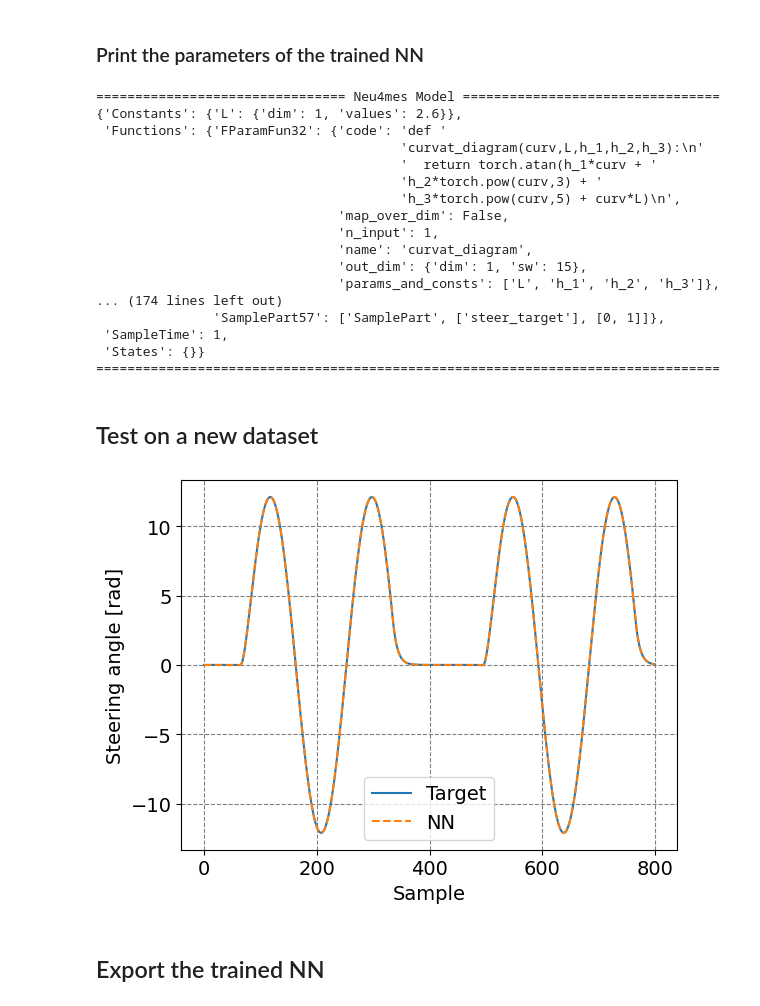
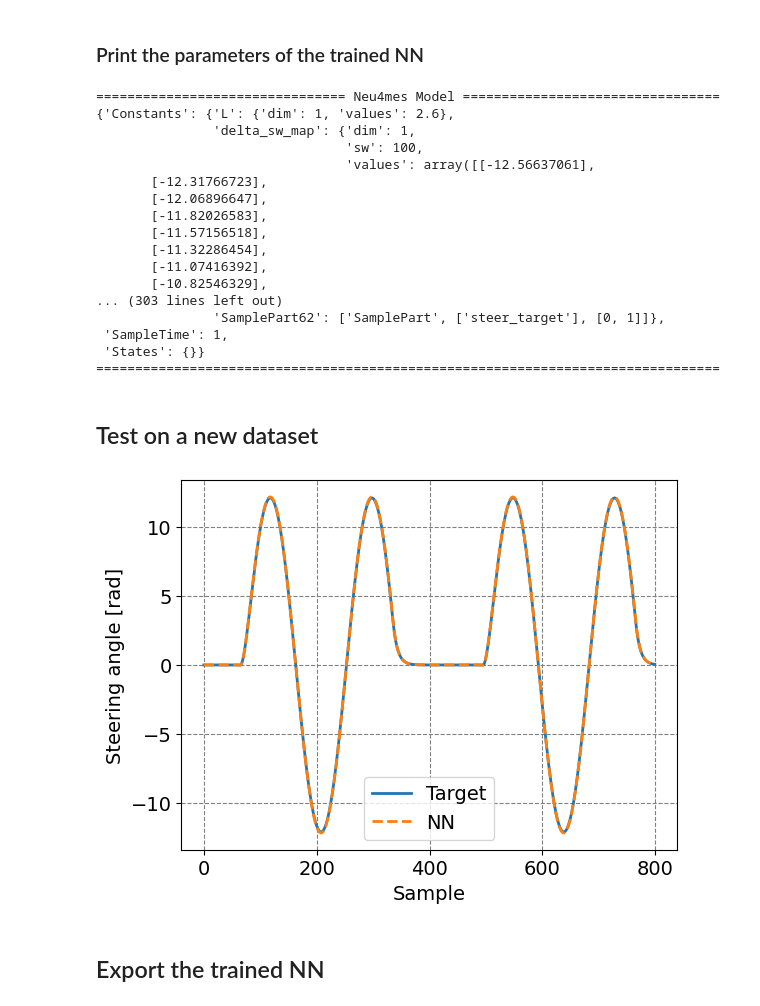
Before and after one commit to tonegas/neu4mes, a Jupyter notebook: tutorials/control_steer_car_parking.ipynb, the cells around one changed output. Cells and saved outputs as stored; diff of their text form; code cells hidden in the pictures.

```diff
--- a/tutorials/control_steer_car_parking.ipynb
+++ b/tutorials/control_steer_car_parking.ipynb
@@ -86,6 +86,10 @@ def steer_map_spline(x,x_data,y_data):
   # y_data: map of steering wheel angles (delta_sw_map) [rad]
   # Output:
   # y: steering wheel angle [rad]
+
+  # Squeeze the dimensions of the inputs
+  x_data = x_data.squeeze()
+  y_data = y_data.squeeze()
 
   # Linear interpolation of the steering map:
   # Find the indices of the intervals containing each x
@@ -133,19 +137,19 @@ out_curv_diagr = ParamFun(curvat_diagram,
                           parameters=[h_1_guess,h_2_guess,h_3_guess])(curv.sw([0,num_samples_future_curv]))
 
 # FIR layer to weigh the future predictions of the curvature diagram
-out_fir        = Fir(parameter='fir_future_curv', parameter_init=init_negexp,
-                     parameter_init_params={'size_index':0, 'first_value':0.1, 'lambda':5})(out_curv_diagr)
+out_fir = Fir(parameter='fir_future_curv', parameter_init=init_exp,
+              parameter_init_params={'size_index':0, 'max_value':0.1, 'lambda':5, 'monotonicity':'decreasing'})(out_curv_diagr)
 
 # Parametric function to model the steering map (i.e., the relation between the average steering angle at the front wheels and the steering wheel angle)
 delta_w_avg_map = Constant('delta_w_avg_map',values=delta_w_avg_map_values)  # [rad] average steering angle at the front wheels
 delta_sw_map    = Constant('delta_sw_map',values=delta_sw_map_values)        # [rad] steering wheel angle
 out_steer_map   = ParamFun(steer_map_spline,
                            constants=[delta_w_avg_map,delta_sw_map],
-                           map_over_batch=True)(out_fir)
+                           map_over_batch=True)(out_fir)    # map_over_batch=True is used to apply the function to each sample in the batch
 
 # FIR layer to weigh the past steering wheel angles computed by the NN (auto-regressive model)
-out_arx        = Fir(parameter='fir_auto_regression', parameter_init=init_negexp,
-                     parameter_init_params={'size_index':0, 'first_value':1e-3, 'lambda':5})(steer.sw([-num_samples_past_steer,0]))
+out_arx = Fir(parameter='fir_auto_regression', parameter_init=init_exp,
+              parameter_init_params={'size_index':0, 'max_value':1e-3, 'lambda':5, 'monotonicity':'increasing'})(steer.sw([-num_samples_past_steer,0]))
 
 # Output of the neural model
 out = Output('steering_angle', out_steer_map + out_arx)
@@ -229,9 +231,11 @@ training_pars_open_loop = {'num_of_epochs':num_epochs,
                            'train_batch_size':batch_size,
                            'lr':learn_rate}
 
-steer_controller_park.trainModel(train_dataset='training_set', validation_dataset='validation_set',
-                                 training_params=training_pars_open_loop, optimizer='Adam', shuffle_data=True,
-                                 early_stopping=earlystopping.early_stop_valid_patience, early_stopping_params={'patience':early_stop_patience})
+train_result_open_loop = steer_controller_park.trainModel(train_dataset='training_set', validation_dataset='validation_set',
+                                                          training_params=training_pars_open_loop, optimizer='Adam', shuffle_data=True,
+                                                          early_stopping=earlystopping.early_stop_patience,
+                                                          early_stopping_params={'patience':early_stop_patience,
+                                                                                 'error':'steer_error'})
 # %% [output]
 ======================== Neu4mes Model Train Parameters ========================
 models:                       ['steer_ctrl']
@@ -290,10 +293,13 @@ steps_skip = 1  # number of samples to skip when going to a new window. The defa
 # NOTE: by default, the next batch skips a full length of a batch
 # NOTE: shuffle = True shuffles only the order of the batches, so it's ok with the autoregression
 
-steer_controller_park.trainModel(train_dataset='training_set', validation_dataset='validation_set',
-                                 training_params=training_pars_closed_loop, optimizer='Adam', shuffle_data=True,
-                                 early_stopping=earlystopping.early_stop_valid_patience, early_stopping_params={'patience':early_stop_patience},
-                                 prediction_samples=predict_samples, step=steps_skip, closed_loop={'steer':'steering_angle'})
+train_result_closed_loop = steer_controller_park.trainModel(train_dataset='training_set', validation_dataset='validation_set',
+                                                            training_params=training_pars_closed_loop, optimizer='Adam', shuffle_data=True,
+                                                            early_stopping=earlystopping.early_stop_patience,
+                                                            early_stopping_params={'patience':early_stop_patience,
+                                                                                   'error':'steer_error'},
+                                                            prediction_samples=predict_samples, step=steps_skip,
+                                                            closed_loop={'steer':'steering_angle'})
 # %% [output]
 Recurrent train: closing the loop between the the input ports steer and the output ports steering_angle for 50 samples
 ======================== Neu4mes Model Train Parameters ========================
@@ -336,19 +325,19 @@ minimize:                     {'steer_error': {'A': 'SamplePart57',
 steer_controller_park.neuralizeModel()
 # %% [output]
 ================================ Neu4mes Model =================================
-{'Constants': {'L': {'dim': 1, 'values': 2.6}},
- 'Functions': {'FParamFun32': {'code': 'def '
-                                       'curvat_diagram(curv,L,h_1,h_2,h_3):\n'
-                                       '  return torch.atan(h_1*curv + '
-                                       'h_2*torch.pow(curv,3) + '
-                                       'h_3*torch.pow(curv,5) + curv*L)\n',
-                               'map_over_dim': False,
-                               'n_input': 1,
-                               'name': 'curvat_diagram',
-                               'out_dim': {'dim': 1, 'sw': 15},
-                               'params_and_consts': ['L', 'h_1', 'h_2', 'h_3']},
-... (174 lines left out)
-               'SamplePart57': ['SamplePart', ['steer_target'], [0, 1]]},
+{'Constants': {'L': {'dim': 1, 'values': 2.6},
+               'delta_sw_map': {'dim': 1,
+                                'sw': 100,
+                                'values': array([[-12.56637061],
+       [-12.31766723],
+       [-12.06896647],
+       [-11.82026583],
+       [-11.57156518],
+       [-11.32286454],
+       [-11.07416392],
+       [-10.82546329],
+... (303 lines left out)
+               'SamplePart62': ['SamplePart', ['steer_target'], [0, 1]]},
  'SampleTime': 1,
  'States': {}}
 ================================================================================
@@ -357,29 +346,29 @@ steer_controller_park.neuralizeModel()
 # %%
 # Test on a new dataset
 samples_test_set = steer_controller_park.getSamples('validation_set', index=0, window=800)
 steer_controller_park.resetStates()  # reset the internal state
 out_nn_test_set         = steer_controller_park(samples_test_set, sampled=True)
 out_nn_test_set_extract = out_nn_test_set['steering_angle']
 
 # extract the samples
 samples_test_set_extract = np.zeros((len(samples_test_set['steer_target']),1))
 for i in range(0,len(samples_test_set_extract)):
   samples_test_set_extract[i] = samples_test_set['steer_target'][i]
 
 # plot the results
 plt.figure()
-plt.plot(samples_test_set_extract,label='Target')
-plt.plot(out_nn_test_set_extract,label='NN',linestyle='--')
+plt.plot(samples_test_set_extract,label='Target',linewidth=2)
+plt.plot(out_nn_test_set_extract,label='NN',linestyle='--',linewidth=2)
 plt.xlabel('Sample')
 plt.ylabel('Steering angle [rad]')
 plt.legend()
 plt.grid()
 plt.show()
 
 # Test with custom data
 #steer_controller_park({'curv':[0.1,0.2,0.3,0.4,0.5,0.6,0.7,0.8,0.9,1.0],'steer':[0.1,0.2,0.3,0.4,0.5,0.6,0.7,0.8,0.9,1.0]})
 # %% [output]
-[figure, old version]
+[figure, new version]
 # %% [markdown]
 ## Export the trained NN
 # %%
```
Also changed, not shown: parts of 6 cells of this notebook, 5 other files.
